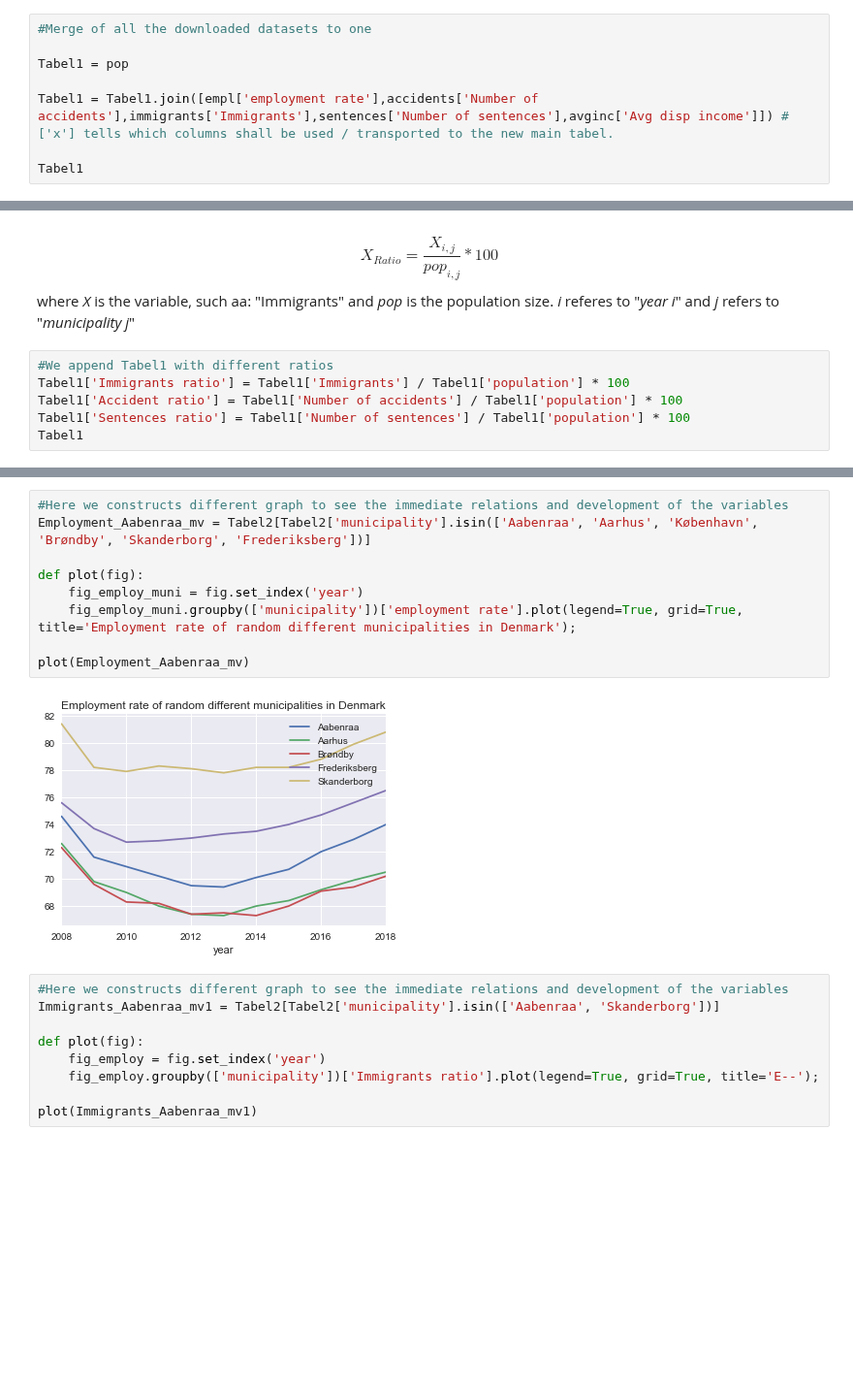
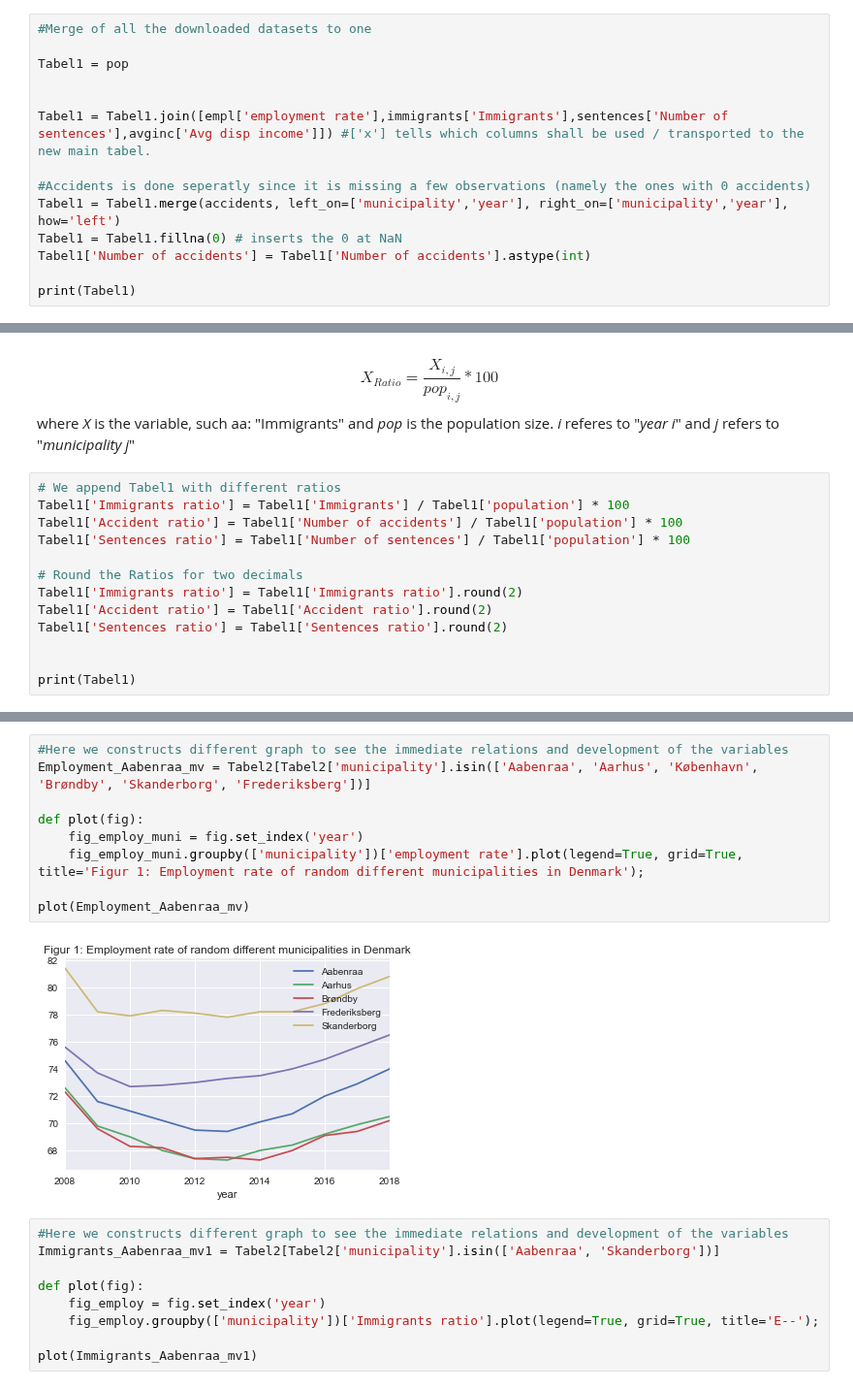
Before and after one commit to Rapyki/projects-2020-slangerne, a Jupyter notebook: dataproject/Henee.ipynb, the cells around one changed output, grey strips where cells are left out. Shown at 97% size. Drawn from its saved outputs; the diff is of its cells as text; blank space fills up the shorter version.

```diff
--- a/dataproject/Henee.ipynb
+++ b/dataproject/Henee.ipynb
@@ -327,7 +288,13 @@ avginc
 
 Tabel1 = pop
 
-Tabel1 = Tabel1.join([empl['employment rate'],accidents['Number of accidents'],immigrants['Immigrants'],sentences['Number of sentences'],avginc['Avg disp income']]) #['x'] tells which columns shall be used / transported to the new main tabel.
 
-Tabel1
+Tabel1 = Tabel1.join([empl['employment rate'],immigrants['Immigrants'],sentences['Number of sentences'],avginc['Avg disp income']]) #['x'] tells which columns shall be used / transported to the new main tabel.
+
+#Accidents is done seperatly since it is missing a few observations (namely the ones with 0 accidents)
+Tabel1 = Tabel1.merge(accidents, left_on=['municipality','year'], right_on=['municipality','year'], how='left')
+Tabel1 = Tabel1.fillna(0) # inserts the 0 at NaN
+Tabel1['Number of accidents'] = Tabel1['Number of accidents'].astype(int)
+
+print(Tabel1)
 # %% [output]
@@ -354,9 +325,16 @@ X_{Ratio} = \frac{X_{i,j}}{pop_{i,j}} *100
 $$
 where *X* is the variable, such aa: "Immigrants" and *pop* is the population size. *i* referes to "*year i*" and *j* refers to "*municipality j*"
 # %%
-#We append Tabel1 with different ratios
+# We append Tabel1 with different ratios
 Tabel1['Immigrants ratio'] = Tabel1['Immigrants'] / Tabel1['population'] * 100
 Tabel1['Accident ratio'] = Tabel1['Number of accidents'] / Tabel1['population'] * 100
 Tabel1['Sentences ratio'] = Tabel1['Number of sentences'] / Tabel1['population'] * 100
-Tabel1
+
+# Round the Ratios for two decimals
+Tabel1['Immigrants ratio'] = Tabel1['Immigrants ratio'].round(2)
+Tabel1['Accident ratio'] = Tabel1['Accident ratio'].round(2)
+Tabel1['Sentences ratio'] = Tabel1['Sentences ratio'].round(2)
+
+
+print(Tabel1)
 # %% [output]
@@ -397,14 +379,14 @@ Tabel2
 # %%
 #Here we constructs different graph to see the immediate relations and development of the variables
 Employment_Aabenraa_mv = Tabel2[Tabel2['municipality'].isin(['Aabenraa', 'Aarhus', 'København', 'Brøndby', 'Skanderborg', 'Frederiksberg'])]
 
 def plot(fig):
     fig_employ_muni = fig.set_index('year')
-    fig_employ_muni.groupby(['municipality'])['employment rate'].plot(legend=True, grid=True, title='Employment rate of random different municipalities in Denmark');
+    fig_employ_muni.groupby(['municipality'])['employment rate'].plot(legend=True, grid=True, title='Figur 1: Employment rate of random different municipalities in Denmark');
 
 plot(Employment_Aabenraa_mv)
 # %% [output]
-[figure, old version]
+[figure, new version]
 # %%
 #Here we constructs different graph to see the immediate relations and development of the variables
 Immigrants_Aabenraa_mv1 = Tabel2[Tabel2['municipality'].isin(['Aabenraa', 'Skanderborg'])]
```
Also changed, not shown: parts of 10 cells of this notebook.
